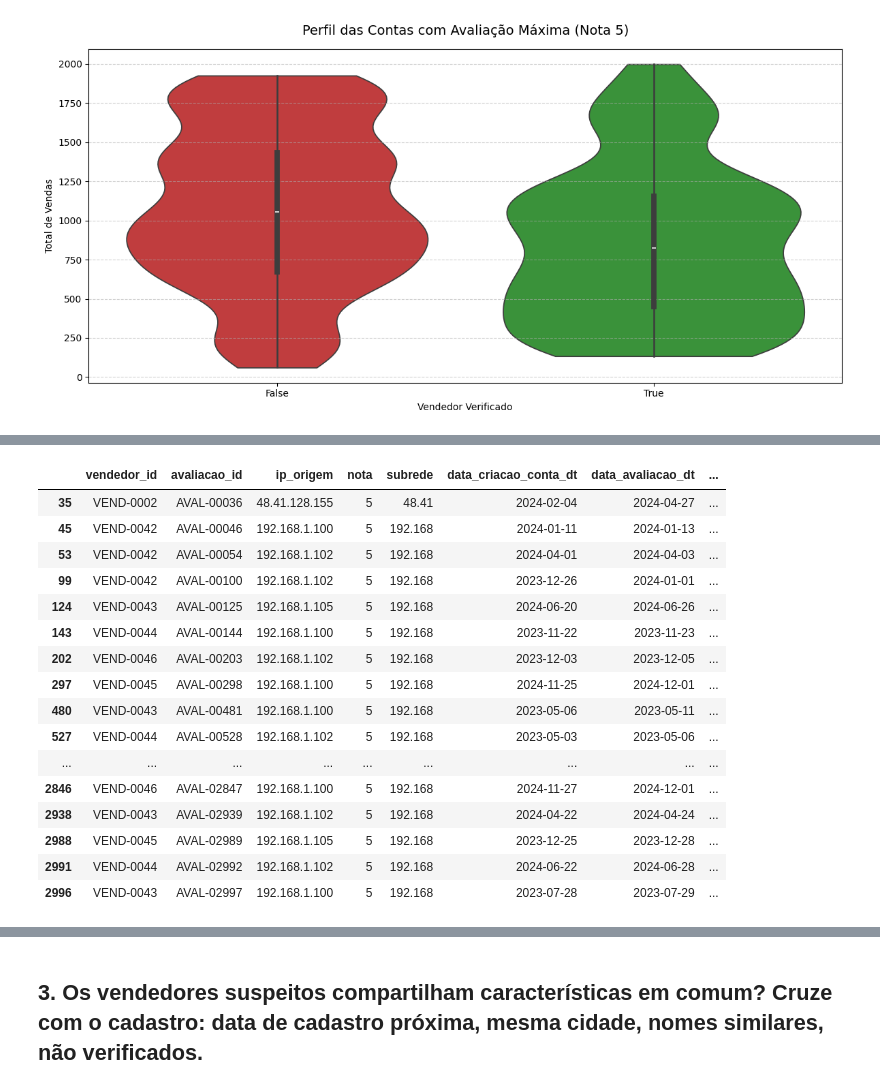
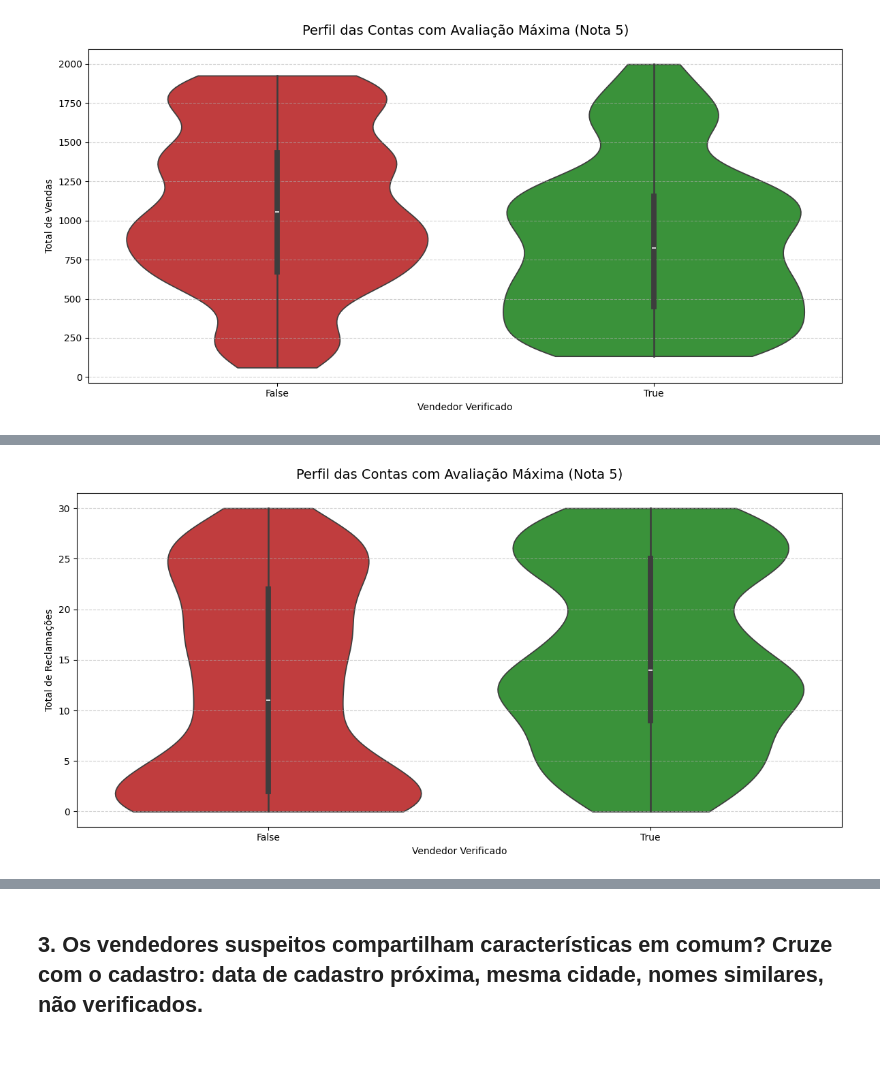
Before and after one commit to AlexDcoder/Opera-o-Marketplace-Fraude-em-E-commerce, a Jupyter notebook: notebooks/base_comparativo.ipynb, the cells around one changed output, grey strips where cells are left out. Cells and saved outputs as stored; diff of their text form; code cells hidden in the pictures; blank space fills up the shorter version.

```diff
--- a/notebooks/base_comparativo.ipynb
+++ b/notebooks/base_comparativo.ipynb
@@ -912,26 +879,23 @@ df_avl_suspeitas_info['score'] = (
-# %%
-df_casos_suspeitos = df_avl_suspeitas_info[df_avl_suspeitas_info['score'] >= 10]
-
-df_casos_suspeitos[
-    ['vendedor_id', 'avaliacao_id', 'ip_origem', 'nota', 'subrede',
-     'data_criacao_conta_dt', 'data_avaliacao_dt', 'tempo_criacao_conta', 'reclamacoes',
-     'texto_avaliacao', 'possui_ips_repetidos', 'possui_textos_repetidos']
-].sort_values(by='avaliacao_id')
-# %% [output]
-|  | vendedor_id | avaliacao_id | ip_origem | nota | subrede | data_criacao_conta_dt | data_avaliacao_dt | ... |
-| 35 | VEND-0002 | AVAL-00036 | 48.41.128.155 | 5 | 48.41 | 2024-02-04 | 2024-04-27 | ... |
-| 45 | VEND-0042 | AVAL-00046 | 192.168.1.100 | 5 | 192.168 | 2024-01-11 | 2024-01-13 | ... |
-| 53 | VEND-0042 | AVAL-00054 | 192.168.1.102 | 5 | 192.168 | 2024-04-01 | 2024-04-03 | ... |
-| 99 | VEND-0042 | AVAL-00100 | 192.168.1.102 | 5 | 192.168 | 2023-12-26 | 2024-01-01 | ... |
-| 124 | VEND-0043 | AVAL-00125 | 192.168.1.105 | 5 | 192.168 | 2024-06-20 | 2024-06-26 | ... |
-| 143 | VEND-0044 | AVAL-00144 | 192.168.1.100 | 5 | 192.168 | 2023-11-22 | 2023-11-23 | ... |
-| 202 | VEND-0046 | AVAL-00203 | 192.168.1.102 | 5 | 192.168 | 2023-12-03 | 2023-12-05 | ... |
-| 297 | VEND-0045 | AVAL-00298 | 192.168.1.100 | 5 | 192.168 | 2024-11-25 | 2024-12-01 | ... |
-| 480 | VEND-0043 | AVAL-00481 | 192.168.1.100 | 5 | 192.168 | 2023-05-06 | 2023-05-11 | ... |
-| 527 | VEND-0044 | AVAL-00528 | 192.168.1.102 | 5 | 192.168 | 2023-05-03 | 2023-05-06 | ... |
-| ... | ... | ... | ... | ... | ... | ... | ... | ... |
-| 2846 | VEND-0046 | AVAL-02847 | 192.168.1.100 | 5 | 192.168 | 2024-11-27 | 2024-12-01 | ... |
-| 2938 | VEND-0043 | AVAL-02939 | 192.168.1.102 | 5 | 192.168 | 2024-04-22 | 2024-04-24 | ... |
-| 2988 | VEND-0045 | AVAL-02989 | 192.168.1.105 | 5 | 192.168 | 2023-12-25 | 2023-12-28 | ... |
-| 2991 | VEND-0044 | AVAL-02992 | 192.168.1.102 | 5 | 192.168 | 2024-06-22 | 2024-06-28 | ... |
-| 2996 | VEND-0043 | AVAL-02997 | 192.168.1.100 | 5 | 192.168 | 2023-07-28 | 2023-07-29 | ... |
+# %%
+plt.figure(figsize=(12, 6))
+
+sns.violinplot(
+    data=df_nota5,
+    x='verificado',
+    y='reclamacoes',
+    hue='verificado',
+    palette={True: '#2ca02c', False: '#d62728'},
+    inner="box",
+    cut=0,
+    legend=False
+)
+
+plt.grid(axis='y', linestyle='--', alpha=0.6)
+plt.ylabel('Total de Reclamações')
+plt.xlabel('Vendedor Verificado')
+plt.title('Perfil das Contas com Avaliação Máxima (Nota 5)', fontsize=14, pad=15)
+
+plt.tight_layout()
+plt.show()
+# %% [output]
+[figure, added]
```
Also changed, not shown: parts of 65 cells of this notebook.
